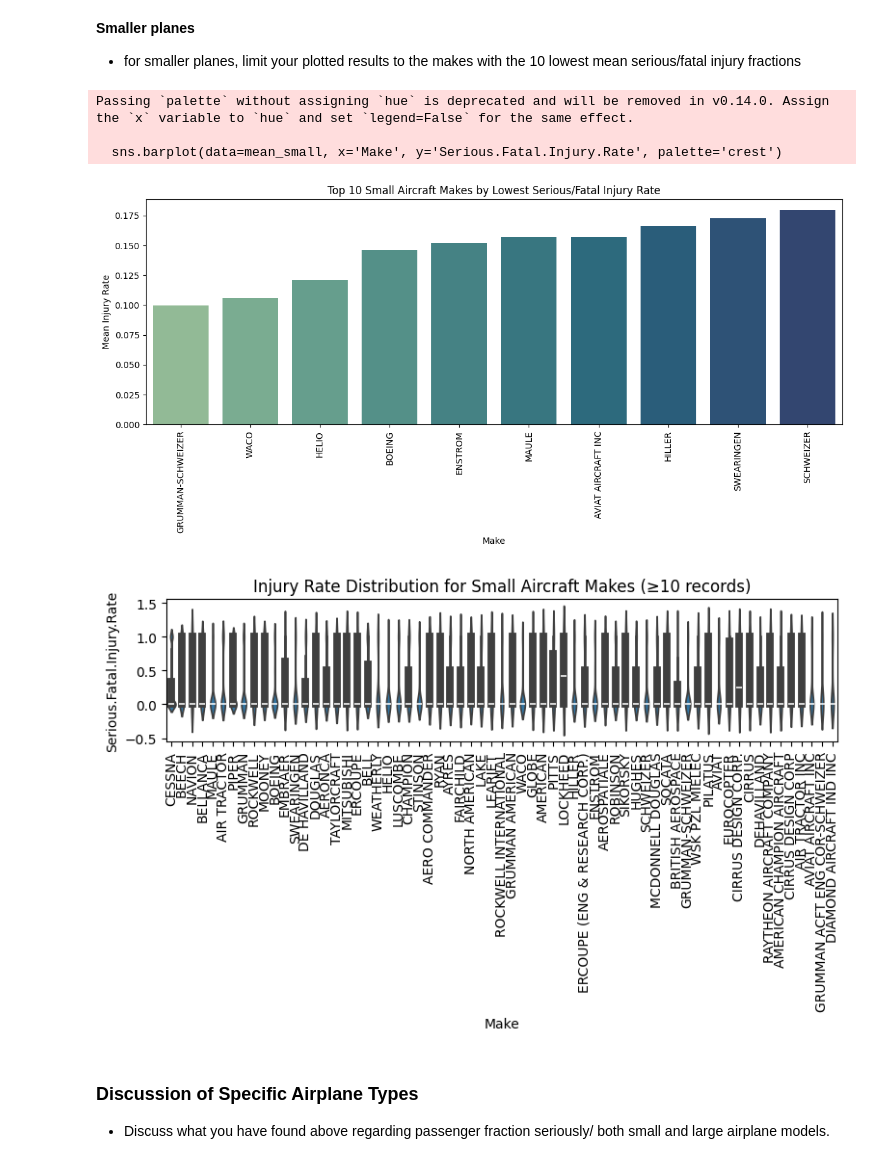
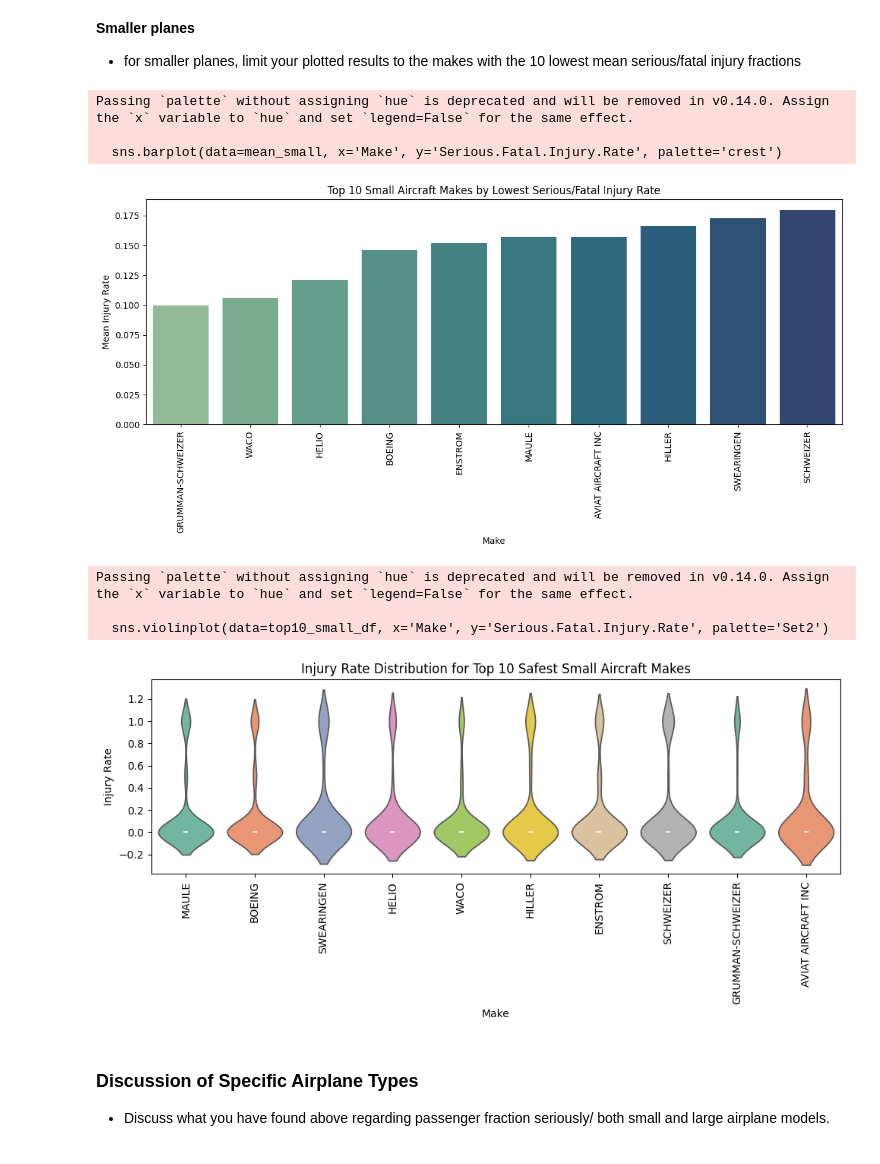
Before and after one commit to ylstha1234/dsc-course0-m8-lab, a Jupyter notebook: Aviation_Accidents_Data_Analysis.ipynb, the cells around one changed output. Cells and saved outputs as stored; diff of their text form; code cells hidden in the pictures.

```diff
--- a/Aviation_Accidents_Data_Analysis.ipynb
+++ b/Aviation_Accidents_Data_Analysis.ipynb
@@ -387,50 +388,60 @@ Passing `palette` without assigning `hue` is deprecated and will be removed in v
 **Smaller planes**
 - for smaller planes, limit your plotted results to the makes with the 10 lowest mean serious/fatal injury fractions
 # %%
-# Filter small planes
+# Filter small planes (less than 20 total passengers)
 small_planes = clean_avia_df[clean_avia_df['Total.Passengers'] < 20].copy()
 
-# Injury rate
+# Calculate serious/fatal injury rate
 small_planes['Serious.Fatal.Injury.Rate'] = (
     (small_planes['Total.Fatal.Injuries'] + small_planes['Total.Serious.Injuries']) /
     small_planes['Total.Passengers']
 )
 
 # Filter makes with at least 10 incidents
 valid_small = small_planes['Make'].value_counts()
 valid_small_makes = valid_small[valid_small >= 10].index
 filtered_small = small_planes[small_planes['Make'].isin(valid_small_makes)]
 
-# Mean injury rate by Make
+# Group by make and get 10 with lowest mean injury rates
 mean_small = (
     filtered_small.groupby('Make')['Serious.Fatal.Injury.Rate']
     .mean()
     .reset_index()
     .nsmallest(10, 'Serious.Fatal.Injury.Rate')
 )
 
-# Bar plot - Top 10 safest small aircraft
+# Bar plot – Top 10 safest small aircraft makes
 plt.figure(figsize=(12, 6))
 sns.barplot(data=mean_small, x='Make', y='Serious.Fatal.Injury.Rate', palette='crest')
 plt.title("Top 10 Small Aircraft Makes by Lowest Serious/Fatal Injury Rate")
 plt.ylabel("Mean Injury Rate")
+plt.xlabel("Make")
 plt.xticks(rotation=90)
 plt.tight_layout()
 plt.show()
 
-# Violin plot - Distribution
-plt.figure(figsize=(8, 5))
-sns.violinplot(data=filtered_small, x='Make', y='Serious.Fatal.Injury.Rate')
-plt.title("Injury Rate Distribution for Small Aircraft Makes (≥10 records)")
+# Filter original small aircraft data to only top 10 makes
+top10_small_makes = mean_small['Make']
+top10_small_df = filtered_small[filtered_small['Make'].isin(top10_small_makes)]
+
+# Violin plot – Distribution of injury rates for top 10 makes
+plt.figure(figsize=(10, 5))
+sns.violinplot(data=top10_small_df, x='Make', y='Serious.Fatal.Injury.Rate', palette='Set2')
+plt.title("Injury Rate Distribution for Top 10 Safest Small Aircraft Makes")
+plt.ylabel("Injury Rate")
+plt.xlabel("Make")
 plt.xticks(rotation=90)
 plt.tight_layout()
 plt.show()
 # %% [output]
 Passing `palette` without assigning `hue` is deprecated and will be removed in v0.14.0. Assign the `x` variable to `hue` and set `legend=False` for the same effect.
 
   sns.barplot(data=mean_small, x='Make', y='Serious.Fatal.Injury.Rate', palette='crest')
 [figure]
+Passing `palette` without assigning `hue` is deprecated and will be removed in v0.14.0. Assign the `x` variable to `hue` and set `legend=False` for the same effect.
+
+  sns.violinplot(data=top10_small_df, x='Make', y='Serious.Fatal.Injury.Rate', palette='Set2')
-[figure, old version]
+[figure, new version]
 # %% [markdown]
 ### Discussion of Specific Airplane Types
 - Discuss what you have found above regarding passenger fraction seriously/ both small and large airplane models.
```
Also changed, not shown: parts of 13 cells of this notebook.
